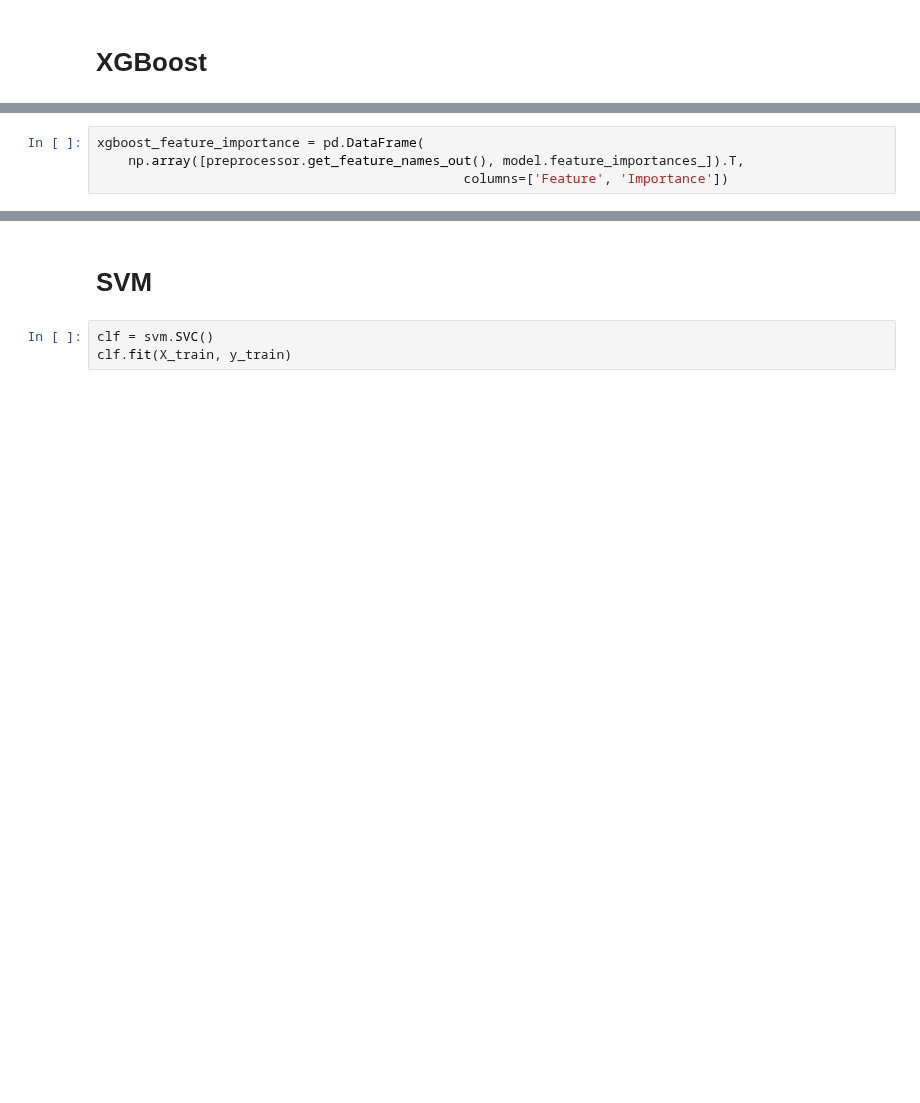
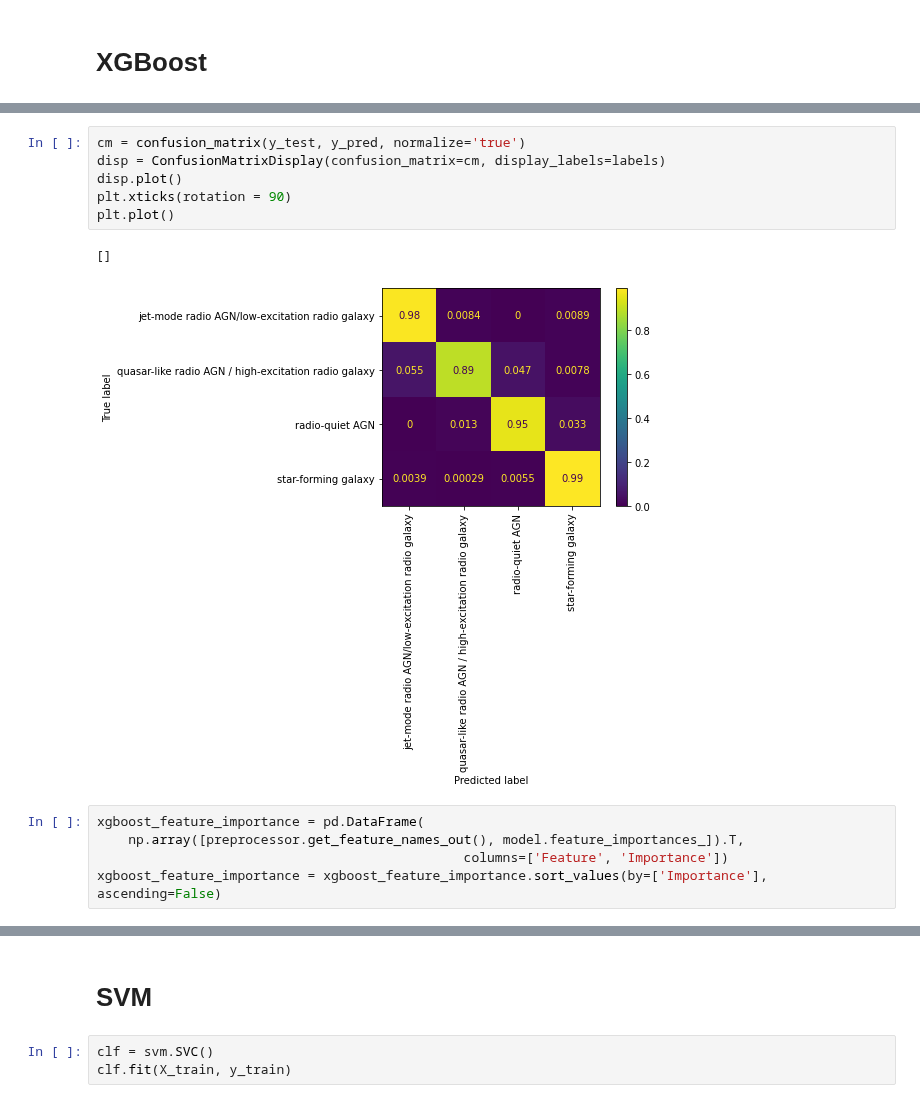
Before and after one commit to jespertjee/LOFAR_ML, a Jupyter notebook: Supervised/Classification.ipynb, the cells around one changed output, grey strips where cells are left out. Saved outputs shown, nothing was run; the diff lists cells and outputs as text; blank space fills up the shorter version.

```diff
--- a/Supervised/Classification.ipynb
+++ b/Supervised/Classification.ipynb
@@ -178,7 +201,17 @@ quasar-like radio AGN / high-excitation radio galaxy     0.8640    0.8817    0.8
+# %%
+cm = confusion_matrix(y_test, y_pred, normalize='true')
+disp = ConfusionMatrixDisplay(confusion_matrix=cm, display_labels=labels)
+disp.plot()
+plt.xticks(rotation = 90)
+plt.plot()
+# %% [output]
+[]
+[figure, added]
 # %%
 xgboost_feature_importance = pd.DataFrame(
     np.array([preprocessor.get_feature_names_out(), model.feature_importances_]).T,
                                                columns=['Feature', 'Importance'])
+xgboost_feature_importance = xgboost_feature_importance.sort_values(by=['Importance'], ascending=False)
 # %%
 ax = xgboost_feature_importance.plot(kind='bar', figsize=(20,10))
 ax.set_xticklabels(xgboost_feature_importance.Feature)
```
Also changed, not shown: parts of 11 cells of this notebook.
